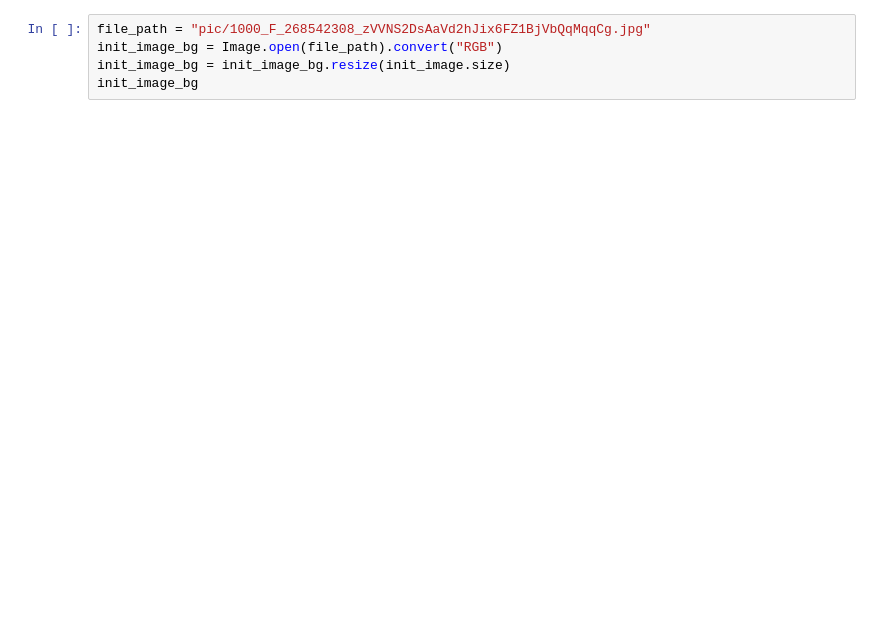
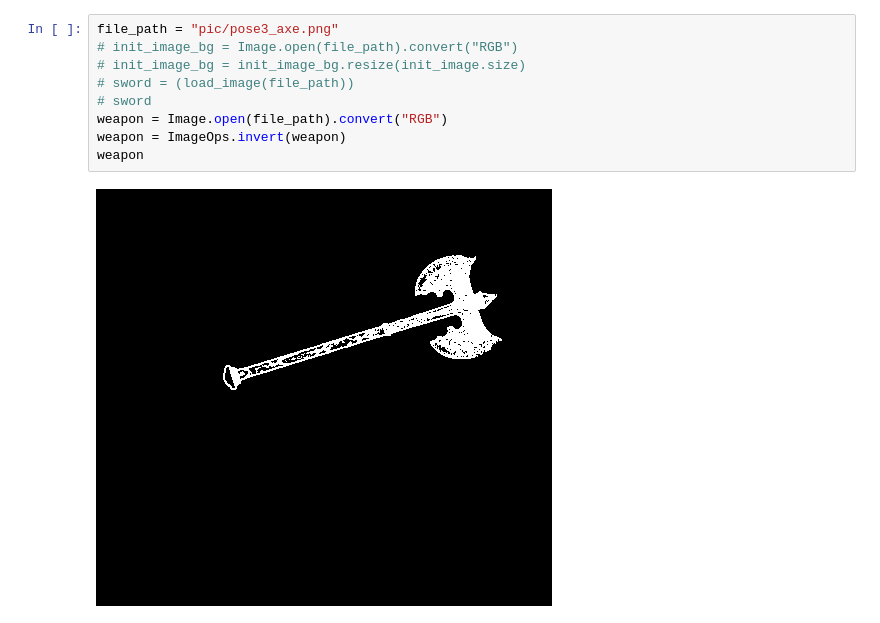
Before and after one commit to genichiro22/huggingface, a Jupyter notebook: main.ipynb, the cells around one changed output. Saved outputs shown, nothing was run; the diff lists cells and outputs as text; blank space fills up the shorter version.

```diff
--- a/main.ipynb
+++ b/main.ipynb
@@ -37,5 +45,11 @@ openpose_image
 # %%
-file_path = "pic/1000_F_268542308_zVVNS2DsAaVd2hJix6FZ1BjVbQqMqqCg.jpg"
-init_image_bg = Image.open(file_path).convert("RGB")
-init_image_bg = init_image_bg.resize(init_image.size)
-init_image_bg
+file_path = "pic/pose3_axe.png"
+# init_image_bg = Image.open(file_path).convert("RGB")
+# init_image_bg = init_image_bg.resize(init_image.size)
+# sword = (load_image(file_path))
+# sword
+weapon = Image.open(file_path).convert("RGB")
+weapon = ImageOps.invert(weapon)
+weapon
+# %% [output]
+[figure, added]
```
Also changed, not shown: parts of 5 cells of this notebook, 1 other file.
